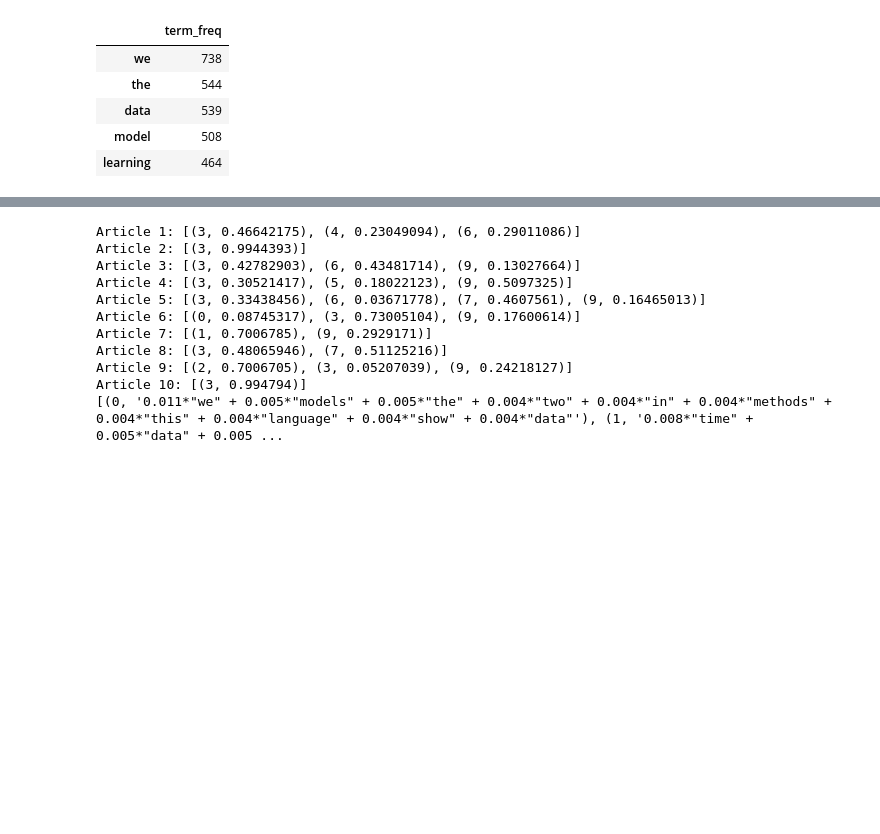
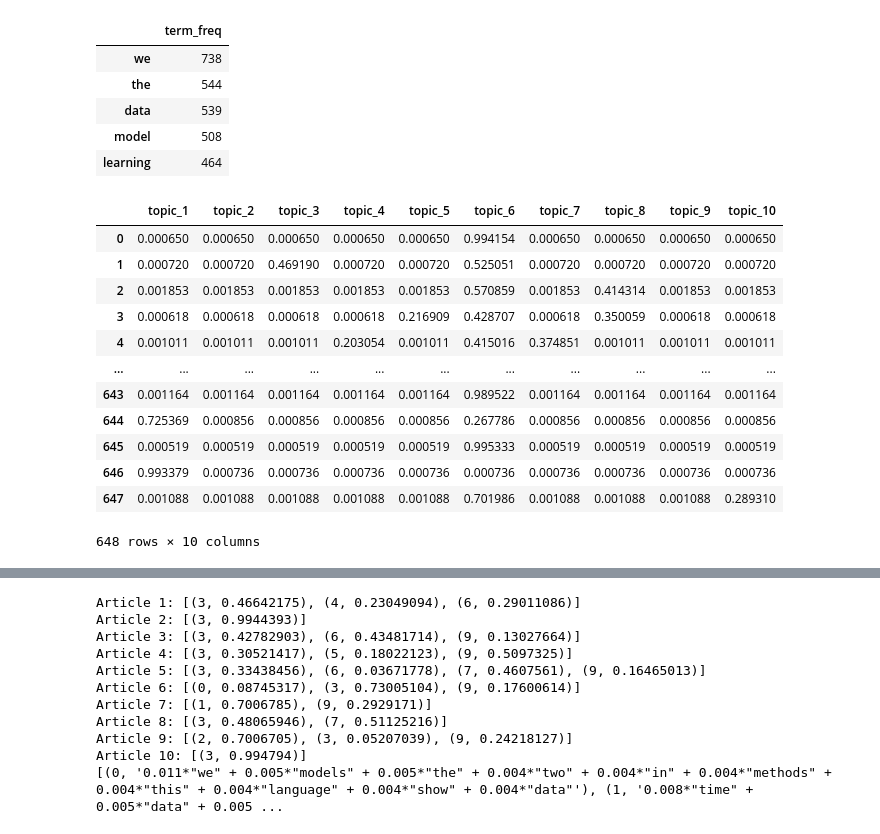
Before and after one commit to vatsal220/medium_articles, a Jupyter notebook: topic_modelling/topic_model.ipynb, the cells around one changed output, grey strips where cells are left out. Cells and saved outputs as stored; diff of their text form; code cells hidden in the pictures; blank space fills up the shorter version.

Commit message:
began topic analysis

```diff
--- a/topic_modelling/topic_model.ipynb
+++ b/topic_modelling/topic_model.ipynb
@@ -243,0 +246,23 @@ term_freq_df.head()
+# %%
+df_body_topics_prob = pd.DataFrame(columns=['topic_'+str(i+1) for i in np.arange(lda.num_topics)])
+
+for index, row in enumerate(lda.get_document_topics(corpus, minimum_probability=0.0)):
+    #row = sorted(row[0], key=lambda x: (x[1]), reverse=True)
+    _, prob = zip(*row)
+    df_body_topics_prob.loc[index] = list(prob)
+# %%
+df_body_topics_prob
+# %% [output]
+|  | topic_1 | topic_2 | topic_3 | topic_4 | topic_5 | topic_6 | topic_7 | topic_8 | topic_9 | topic_10 |
+| 0 | 0.000650 | 0.000650 | 0.000650 | 0.000650 | 0.000650 | 0.994154 | 0.000650 | 0.000650 | 0.000650 | 0.000650 |
+| 1 | 0.000720 | 0.000720 | 0.469190 | 0.000720 | 0.000720 | 0.525051 | 0.000720 | 0.000720 | 0.000720 | 0.000720 |
+| 2 | 0.001853 | 0.001853 | 0.001853 | 0.001853 | 0.001853 | 0.570859 | 0.001853 | 0.414314 | 0.001853 | 0.001853 |
+| 3 | 0.000618 | 0.000618 | 0.000618 | 0.000618 | 0.216909 | 0.428707 | 0.000618 | 0.350059 | 0.000618 | 0.000618 |
+| 4 | 0.001011 | 0.001011 | 0.001011 | 0.203054 | 0.001011 | 0.415016 | 0.374851 | 0.001011 | 0.001011 | 0.001011 |
+| ... | ... | ... | ... | ... | ... | ... | ... | ... | ... | ... |
+| 643 | 0.001164 | 0.001164 | 0.001164 | 0.001164 | 0.001164 | 0.989522 | 0.001164 | 0.001164 | 0.001164 | 0.001164 |
+| 644 | 0.725369 | 0.000856 | 0.000856 | 0.000856 | 0.000856 | 0.267786 | 0.000856 | 0.000856 | 0.000856 | 0.000856 |
+| 645 | 0.000519 | 0.000519 | 0.000519 | 0.000519 | 0.000519 | 0.995333 | 0.000519 | 0.000519 | 0.000519 | 0.000519 |
+| 646 | 0.993379 | 0.000736 | 0.000736 | 0.000736 | 0.000736 | 0.000736 | 0.000736 | 0.000736 | 0.000736 | 0.000736 |
+| 647 | 0.001088 | 0.001088 | 0.001088 | 0.001088 | 0.001088 | 0.701986 | 0.001088 | 0.001088 | 0.001088 | 0.289310 |
+648 rows × 10 columns
```
Also changed, not shown: parts of 3 cells of this notebook.
